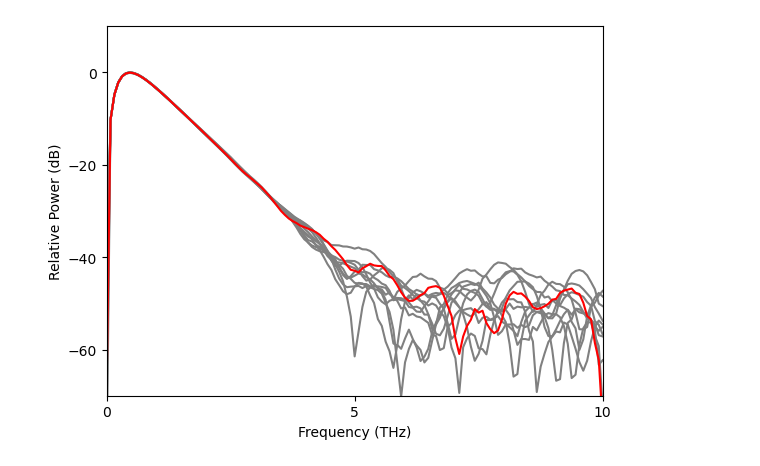
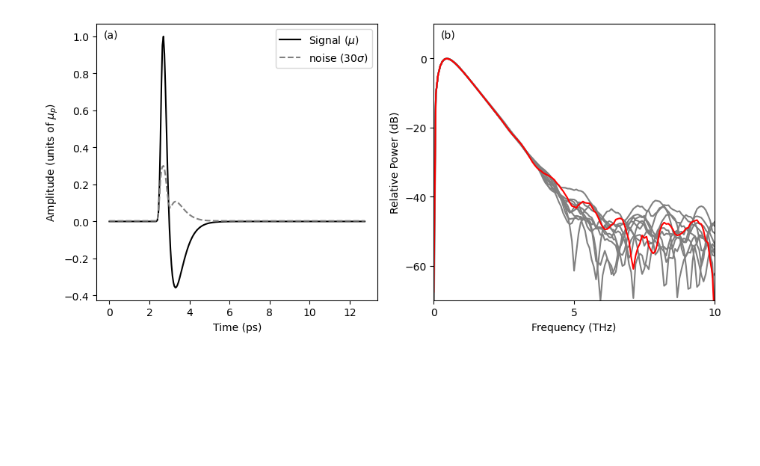
Before and after one commit to dodge-research-group/thztools, a Jupyter notebook: examples/simulation-example.ipynb, the cells around one changed output. Drawn from its saved outputs; the diff is of its cells as text; code cells hidden in the pictures; blank space fills up the shorter version.

```diff
--- a/examples/simulation-example.ipynb
+++ b/examples/simulation-example.ipynb
@@ -48,17 +34,29 @@ v = np.var(ym_ratio, axis=1, ddof=1)
 # %%
-_, ax = plt.subplots()
+w, h = figaspect(0.45)
+_, axs = plt.subplots(1, 2, figsize=(w, h))
 
-ax.plot(f, 20 * np.log10(abs(ym_ft[:, 1:11]) / max(abs(ym_ft[:, :11].flatten()))), c='grey')
-ax.plot(f, 20 * np.log10(abs(ym_ft[:, 0]) / max(abs(ym_ft[:, :11].flatten()))), c='red')
+axs[0].plot(t, y, c='k', label=r'Signal ($\mu$)')
+axs[0].plot(t, noise_amp * 30, ls='--', c='grey', label=r'noise $(30 \sigma$)')
 
-ax.set_xlabel('Frequency (THz)')
-ax.set_ylabel('Relative Power (dB)')
+axs[0].legend()
+axs[0].text(0.025, 0.95, '(a)', transform=axs[0].transAxes)
 
-ax.set_xticks(np.arange(0, 11, 5))
-ax.set_xlim(0, 10)
-ax.set_yticks(np.arange(-60, 10, 20))
-ax.set_ylim(-70, 10)
+axs[0].set_xlabel('Time (ps)')
+axs[0].set_ylabel(r'Amplitude (units of $\mu_{p})$')
+
+axs[1].plot(f, 20 * np.log10(abs(ym_ft[:, 1:11]) / max(abs(ym_ft[:, :11].flatten()))), c='grey')
+axs[1].plot(f, 20 * np.log10(abs(ym_ft[:, 0]) / max(abs(ym_ft[:, :11].flatten()))), c='red')
+
+axs[1].text(0.025, 0.95, '(b)', transform=axs[1].transAxes)
+
+axs[1].set_xlabel('Frequency (THz)')
+axs[1].set_ylabel('Relative Power (dB)')
+
+axs[1].set_xticks(np.arange(0, 11, 5))
+axs[1].set_xlim(0, 10)
+axs[1].set_yticks(np.arange(-60, 10, 20))
+axs[1].set_ylim(-70, 10)
 
 plt.show()
 # %% [output]
-[figure, old version]
+[figure, new version]
```
Also changed, not shown: parts of 4 cells of this notebook.
